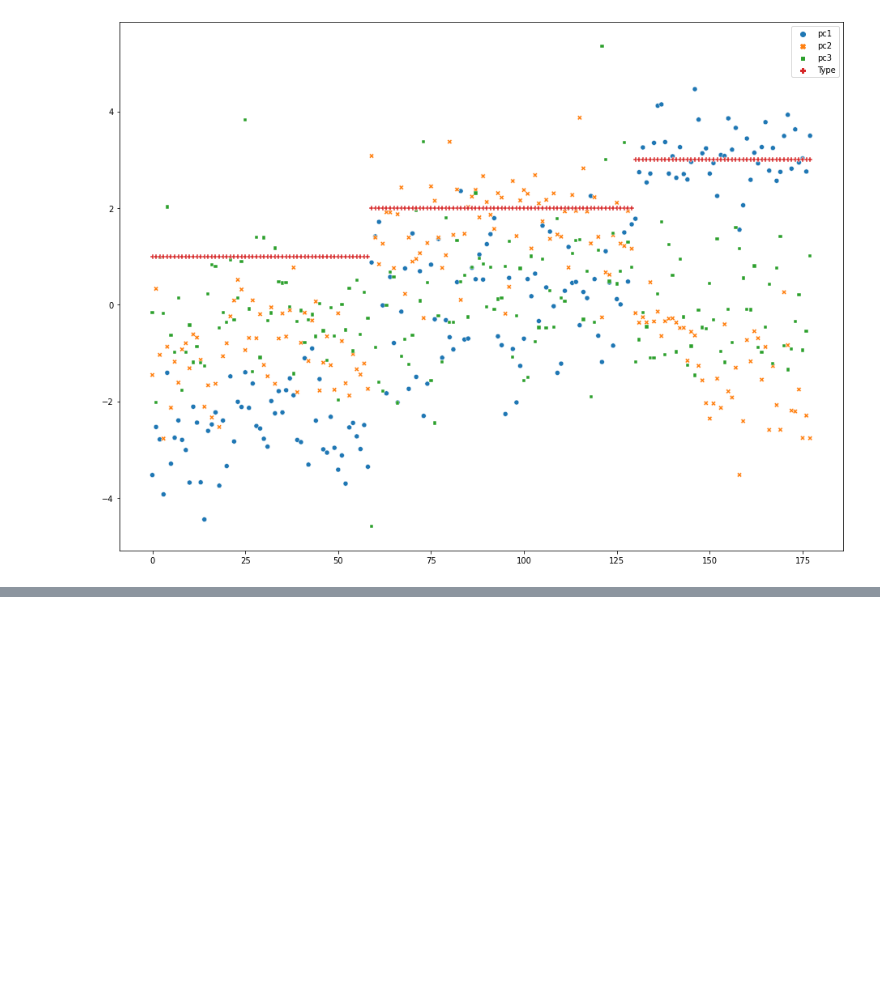
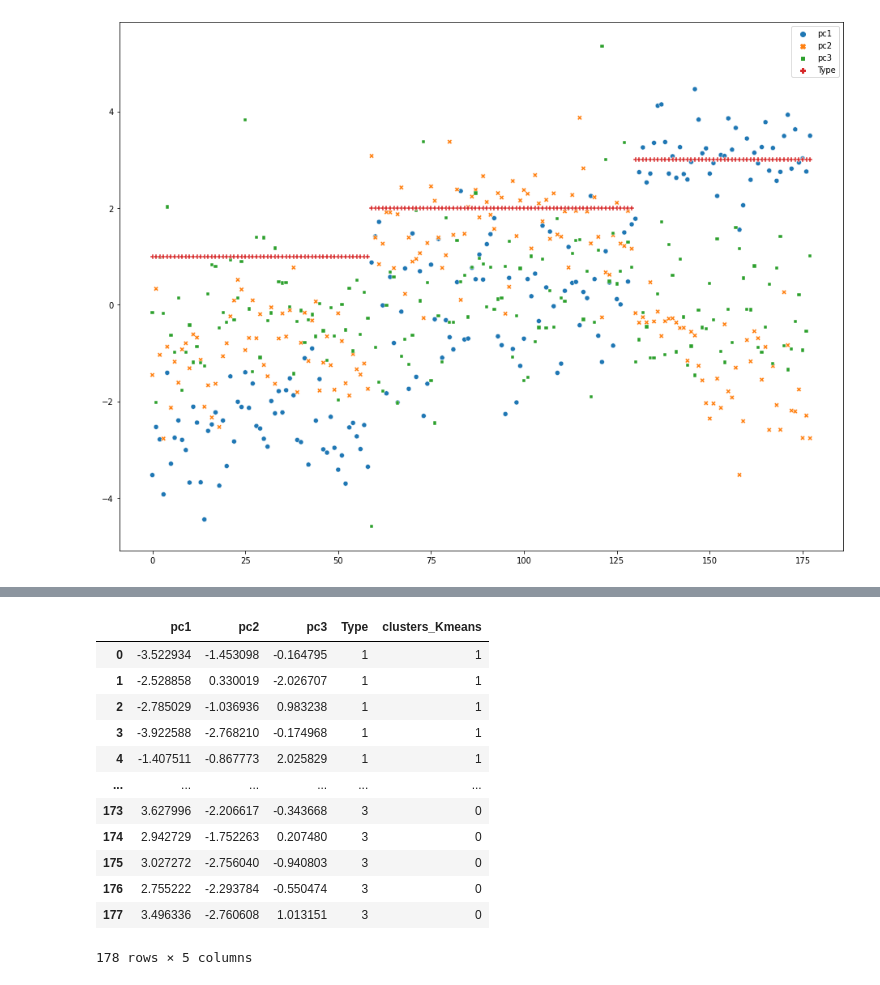
Before and after one commit to Bhavin52/Assignment, a Jupyter notebook: PCA_Q1.ipynb, the cells around one changed output, grey strips where cells are left out. Saved outputs shown, nothing was run; the diff lists cells and outputs as text; code cells hidden in the pictures; blank space fills up the shorter version.

```diff
--- a/PCA_Q1.ipynb
+++ b/PCA_Q1.ipynb
@@ -227,0 +295,18 @@ sns.scatterplot(data=f_wine)
+# %%
+f_wine['clusters_Kmeans']=clusters_Kmeans.labels_
+# %%
+f_wine
+# %% [output]
+|  | pc1 | pc2 | pc3 | Type | clusters_Kmeans |
+| 0 | -3.522934 | -1.453098 | -0.164795 | 1 | 1 |
+| 1 | -2.528858 | 0.330019 | -2.026707 | 1 | 1 |
+| 2 | -2.785029 | -1.036936 | 0.983238 | 1 | 1 |
+| 3 | -3.922588 | -2.768210 | -0.174968 | 1 | 1 |
+| 4 | -1.407511 | -0.867773 | 2.025829 | 1 | 1 |
+| ... | ... | ... | ... | ... | ... |
+| 173 | 3.627996 | -2.206617 | -0.343668 | 3 | 0 |
+| 174 | 2.942729 | -1.752263 | 0.207480 | 3 | 0 |
+| 175 | 3.027272 | -2.756040 | -0.940803 | 3 | 0 |
+| 176 | 2.755222 | -2.293784 | -0.550474 | 3 | 0 |
+| 177 | 3.496336 | -2.760608 | 1.013151 | 3 | 0 |
+178 rows × 5 columns
```
Also changed, not shown: parts of 8 cells of this notebook.
